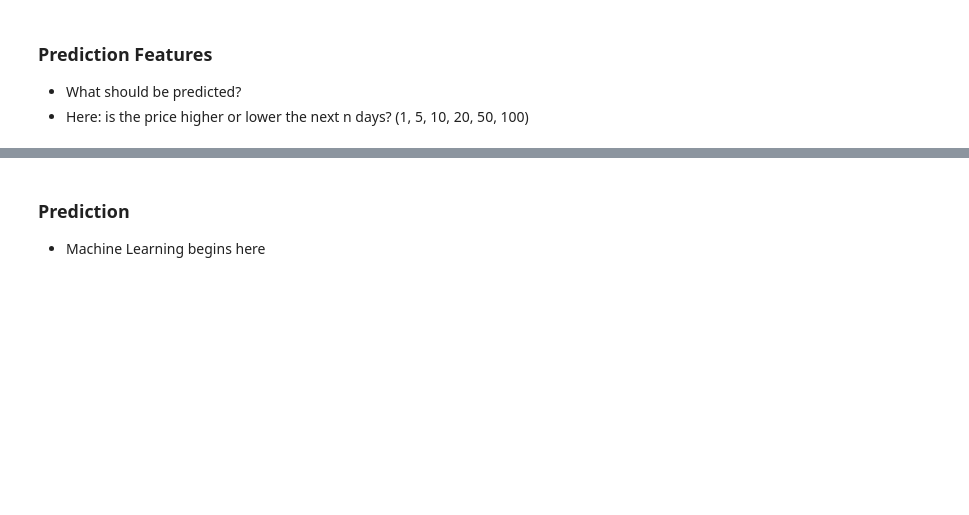
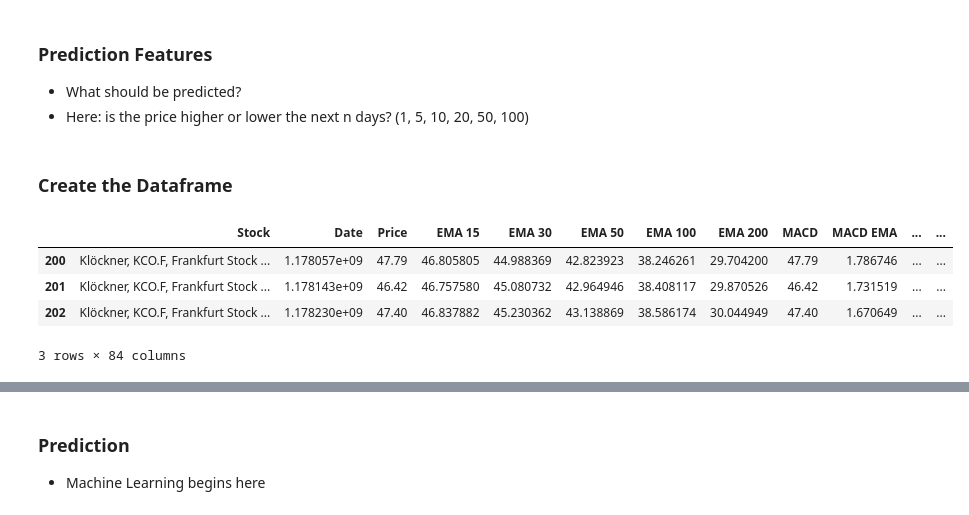
Before and after one commit to karagiag/CodeA, a Jupyter notebook: codea/modules/FinApp/MachineLearning_Test1.ipynb, the cells around one changed output, grey strips where cells are left out. Drawn from its saved outputs; the diff is of its cells as text; code cells hidden in the pictures; blank space fills up the shorter version.

```diff
--- a/codea/modules/FinApp/MachineLearning_Test1.ipynb
+++ b/codea/modules/FinApp/MachineLearning_Test1.ipynb
@@ -139,14 +81,11 @@ Source, Lehman: https://www.cis.upenn.edu/~mkearns/papers/rlexec.pdf
 
 Source, Github App: https://github.com/DMTSource/daily-stock-forecast
 # %%
-def crossing(feature1, feature2, df):
+def crossing(feature1, feature2):
     # create feature for feature ema crossing feature
     poscross = [0] # positive cross
     negcross = [0] # negative cross
     higher = [0] # ema higher than feature
-
-    feature1 = df[feature1].values
-    feature2 = df[feature2].values
 
     for i in range (1, len(feature1)):
         # check if ema is crossing feature
@@ -383,3 +292,5 @@ def predictY(df):
     df['Prediction Feature 50'] = higher50
 
     return df
+# %% [markdown]
+### Create the Dataframe
@@ -385,0 +361,17 @@ def predictY(df):
+# %%
+# create dataframe with stocks
+stocklist = []
+stocks = Stock.objects.filter(source = 'Quandl')
+for i in range(0, 8):#int(len(stocks)/4)):
+    stocklist.append(stocks[i])
+
+start = datetime.datetime.strptime('2000-01-01', "%Y-%m-%d").timestamp()
+end = datetime.datetime.strptime('2012-04-01', "%Y-%m-%d").timestamp()
+stockdf = getStockDataframe(stocklist, start, end, True) # true for prediction features
+stockdf.head(3)
+# %% [output]
+|  | Stock | Date | Price | EMA 15 | EMA 30 | EMA 50 | EMA 100 | EMA 200 | MACD | MACD EMA | ... | ... |
+| 200 | Klöckner, KCO.F, Frankfurt Stock ... | 1.178057e+09 | 47.79 | 46.805805 | 44.988369 | 42.823923 | 38.246261 | 29.704200 | 47.79 | 1.786746 | ... | ... |
+| 201 | Klöckner, KCO.F, Frankfurt Stock ... | 1.178143e+09 | 46.42 | 46.757580 | 45.080732 | 42.964946 | 38.408117 | 29.870526 | 46.42 | 1.731519 | ... | ... |
+| 202 | Klöckner, KCO.F, Frankfurt Stock ... | 1.178230e+09 | 47.40 | 46.837882 | 45.230362 | 43.138869 | 38.586174 | 30.044949 | 47.40 | 1.670649 | ... | ... |
+3 rows × 84 columns
```
Also changed, not shown: parts of 15 cells of this notebook, 2 other files.
